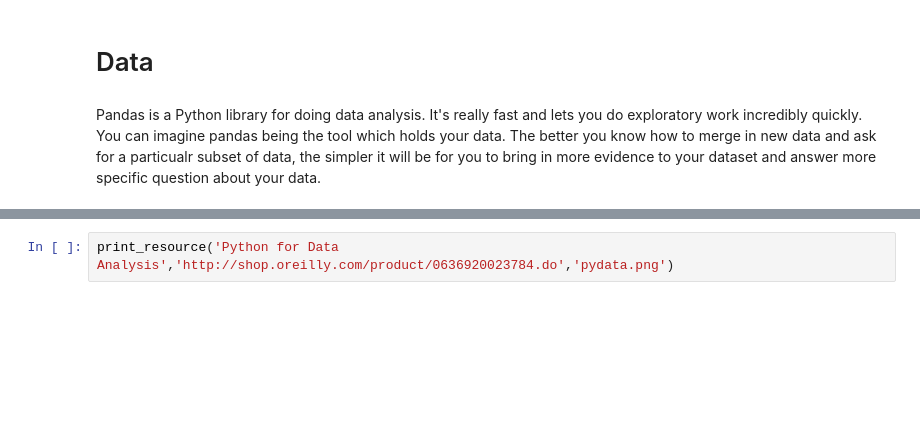
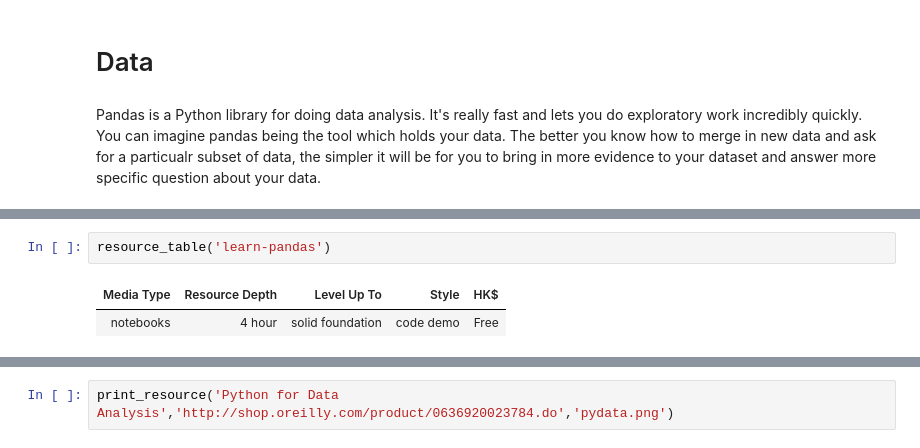
Before and after one commit to tijptjik/DS_prologue, a Jupyter notebook: prologue.ipynb, the cells around one changed output, grey strips where cells are left out. Cells and saved outputs as stored; diff of their text form; blank space fills up the shorter version.

```diff
--- a/prologue.ipynb
+++ b/prologue.ipynb
@@ -288,0 +356,5 @@ resource_table('pydata-pandas')
+# %%
+resource_table('learn-pandas')
+# %% [output]
+| Media Type | Resource Depth | Level Up To | Style | HK$ |
+| notebooks | 4 hour | solid foundation | code demo | Free |
```
Also changed, not shown: parts of 18 cells of this notebook, 7 other files.
